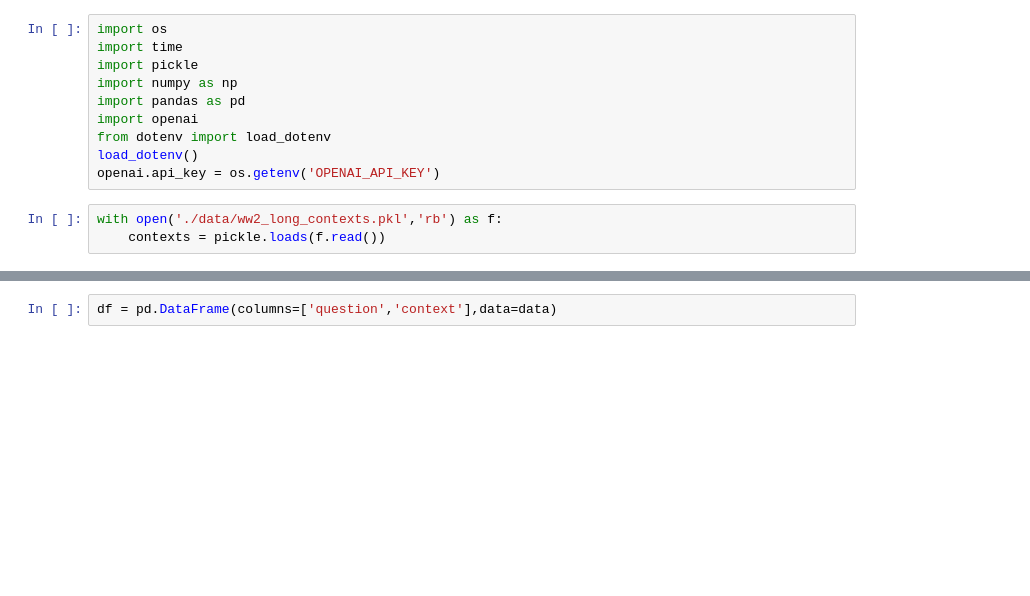
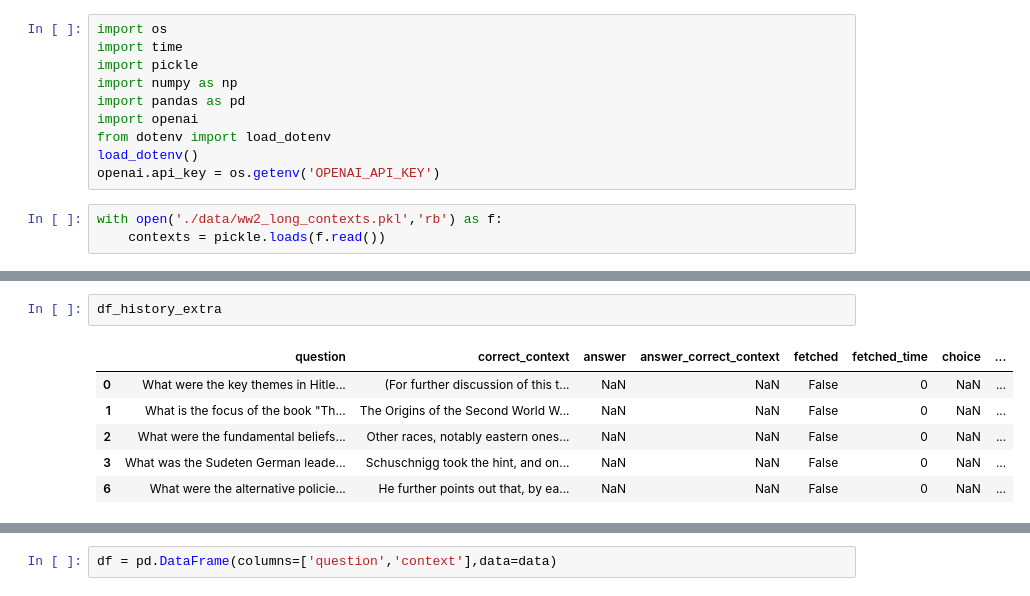
Before and after one commit to holmesec/Learning-with-ChatGPT-web-demo, a Jupyter notebook: dev/Neural Search/q_w_chat.ipynb, the cells around one changed output, grey strips where cells are left out. Saved outputs shown, nothing was run; the diff lists cells and outputs as text; blank space fills up the shorter version.

```diff
--- a/dev/Neural Search/q_w_chat.ipynb
+++ b/dev/Neural Search/q_w_chat.ipynb
@@ -484,0 +501,9 @@ Questions from round 49 saved!
+# %%
+df_history_extra
+# %% [output]
+|  | question | correct_context | answer | answer_correct_context | fetched | fetched_time | choice | ... |
+| 0 | What were the key themes in Hitle... | (For further discussion of this t... | NaN | NaN | False | 0 | NaN | ... |
+| 1 | What is the focus of the book "Th... | The Origins of the Second World W... | NaN | NaN | False | 0 | NaN | ... |
+| 2 | What were the fundamental beliefs... | Other races, notably eastern ones... | NaN | NaN | False | 0 | NaN | ... |
+| 3 | What was the Sudeten German leade... | Schuschnigg took the hint, and on... | NaN | NaN | False | 0 | NaN | ... |
+| 6 | What were the alternative policie... | He further points out that, by ea... | NaN | NaN | False | 0 | NaN | ... |
```
Also changed, not shown: parts of 42 cells of this notebook, 16 other files.
